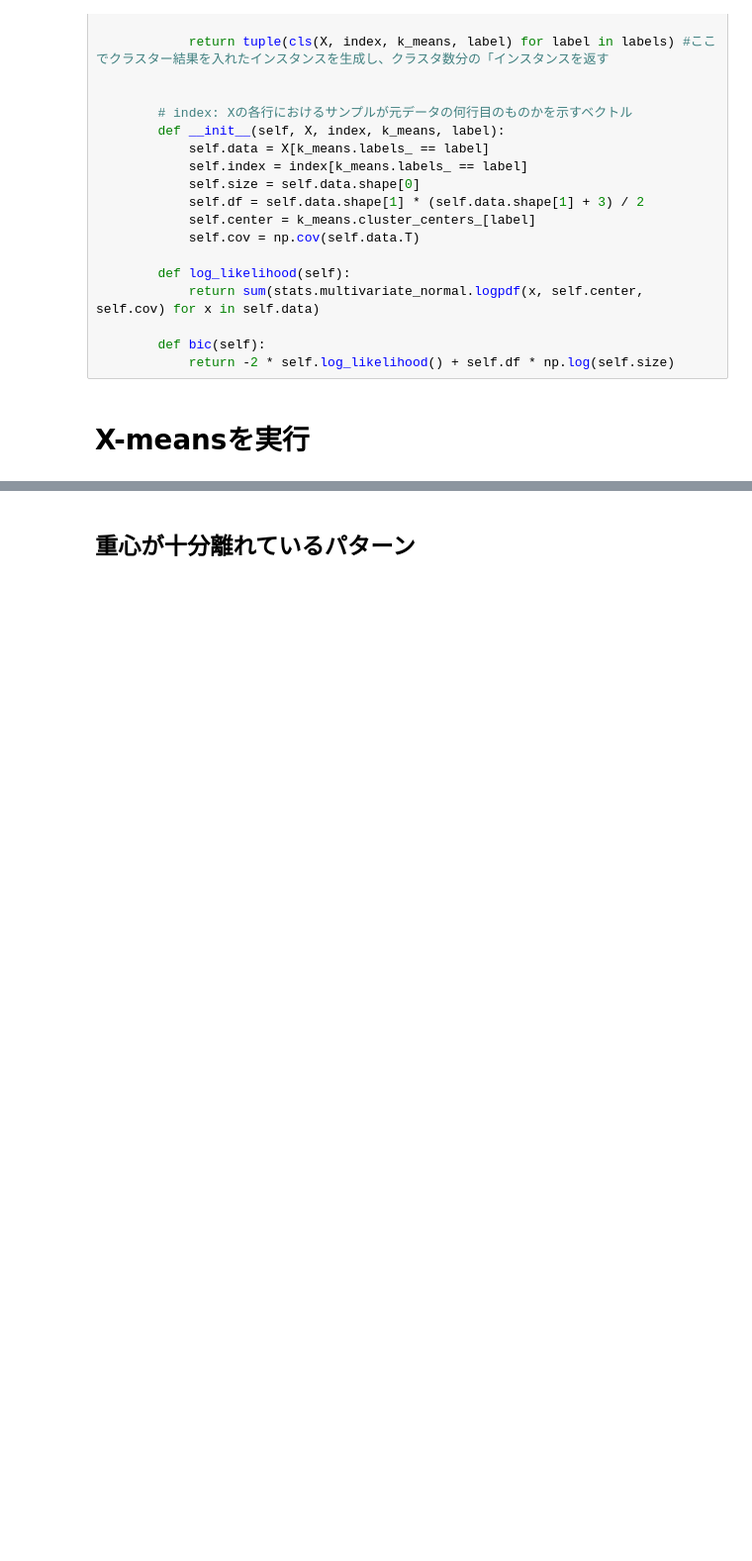
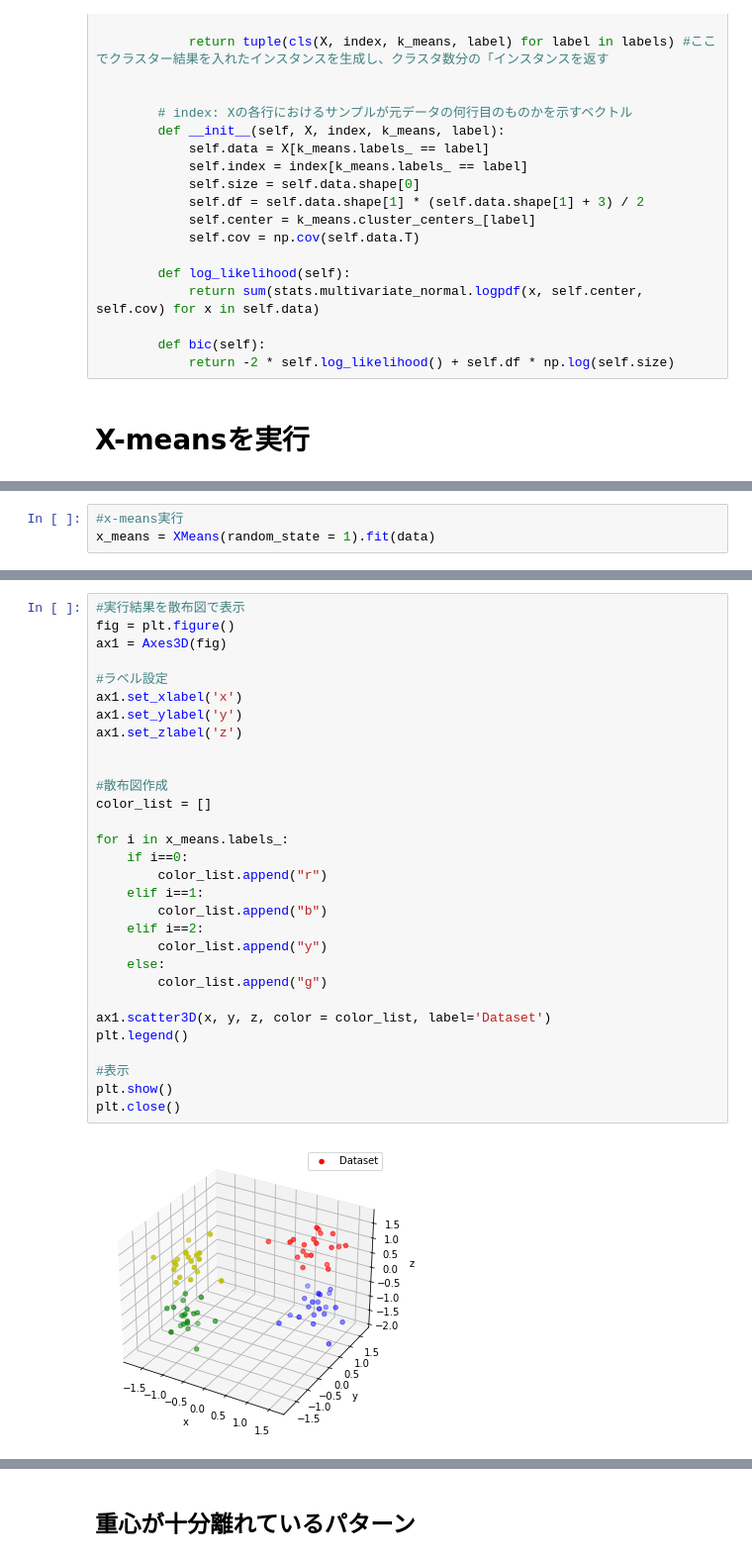
Before and after one commit to StoneRIeverKS/clustering_scripts, a Jupyter notebook: X-means_basis.ipynb, the cells around one changed output, grey strips where cells are left out. Shown: that part at 99% size. Cells and saved outputs as stored; diff of their text form; blank space fills up the shorter version.

```diff
--- a/X-means_basis.ipynb
+++ b/X-means_basis.ipynb
@@ -97,0 +126,3 @@ class XMeans:
+# %%
+#x-means実行
+x_means = XMeans(random_state = 1).fit(data)
@@ -97,0 +145,32 @@ class XMeans:
+# %%
+#実行結果を散布図で表示
+fig = plt.figure()
+ax1 = Axes3D(fig)
+
+#ラベル設定
+ax1.set_xlabel('x')
+ax1.set_ylabel('y')
+ax1.set_zlabel('z')
+
+
+#散布図作成
+color_list = []
+
+for i in x_means.labels_:
+    if i==0:
+        color_list.append("r")
+    elif i==1:
+        color_list.append("b")
+    elif i==2:
+        color_list.append("y")
+    else:
+        color_list.append("g")
+
+ax1.scatter3D(x, y, z, color = color_list, label='Dataset')
+plt.legend()
+
+#表示
+plt.show()
+plt.close()
+# %% [output]
+[figure, added]
```
Also changed, not shown: parts of 7 cells of this notebook, 4 other files.
